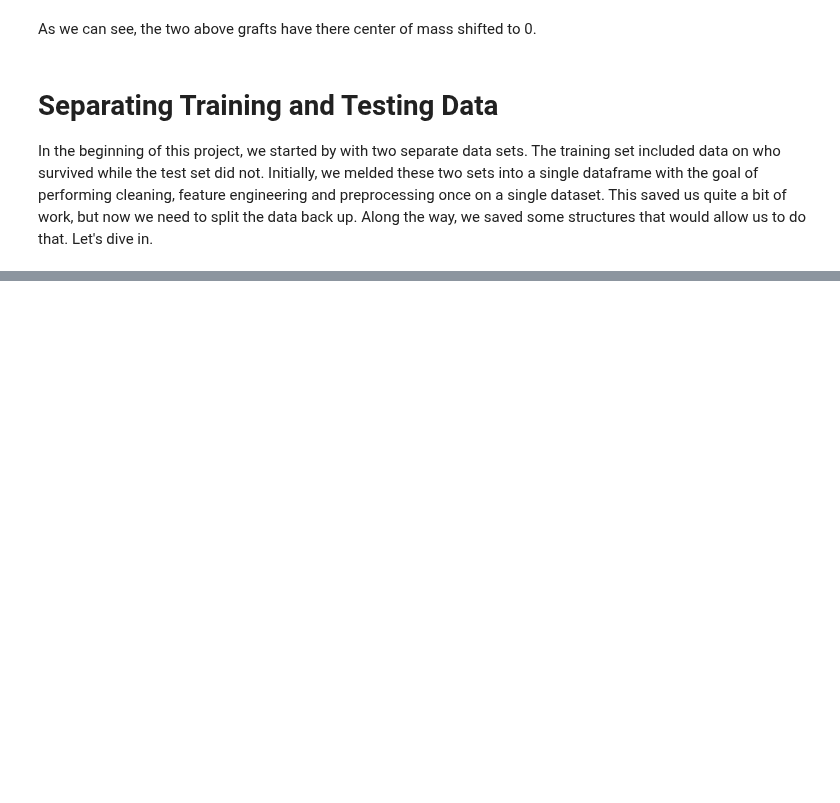
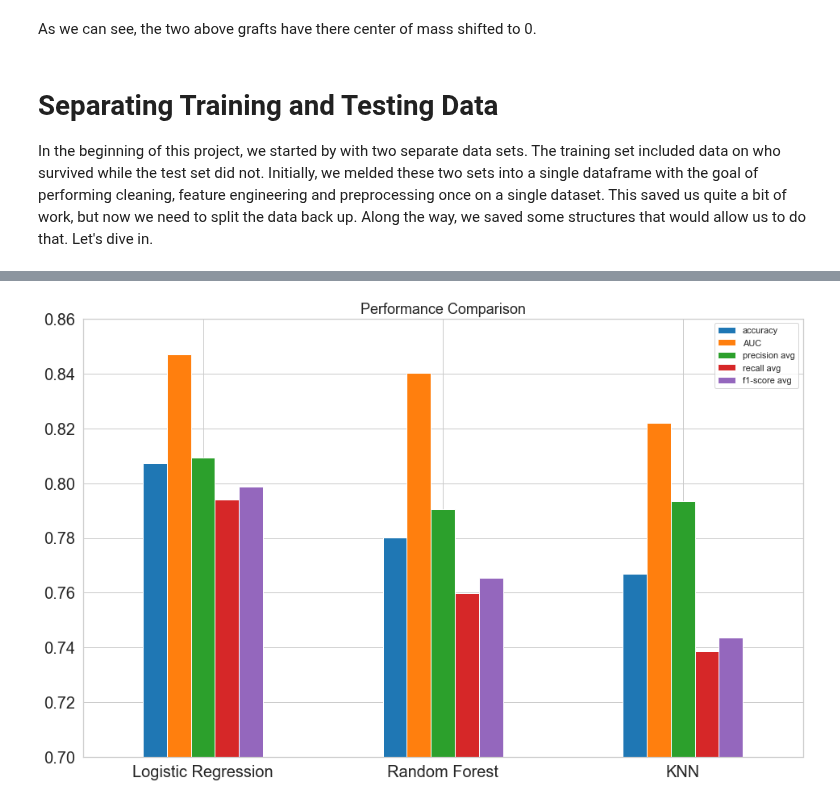
Before and after one commit to wcneill/ml-from-scratch, a Jupyter notebook: kaggle/titanic/titanic_ml.ipynb, the cells around one changed output, grey strips where cells are left out. Cells and saved outputs as stored; diff of their text form; code cells hidden in the pictures; blank space fills up the shorter version.

Commit message:
completed model tuning via over-sampling

```diff
--- a/kaggle/titanic/titanic_ml.ipynb
+++ b/kaggle/titanic/titanic_ml.ipynb
@@ -393,0 +521,20 @@ test_df = df[test_idx, :]
+# %%
+# Step 1:
+eval_df = pd.DataFrame.from_dict(models)
+
+# Step 2:
+for metric in ['precision', 'recall', 'f1-score']:
+    eval_df = eval_df.append(
+        eval_df.loc['macro avg'].apply(
+            lambda x: dict(x)[metric]).rename(f'{metric} avg'))
+
+# Step 3
+scores_df = eval_df.T.drop(['Survived', 'Died', 'Classifier', 'weighted avg', 'macro avg'], axis=1)
+scores_df.sort_values(by='accuracy', ascending=False, inplace=True)
+
+# Step 4
+scores_df.plot(kind='bar', fontsize=20, ylim=(0.7, 0.86)).set_title("Performance Comparison")
+plt.xticks(rotation=0)
+plt.show()
+# %% [output]
+[figure, added]
```
Also changed, not shown: parts of 42 cells of this notebook.
